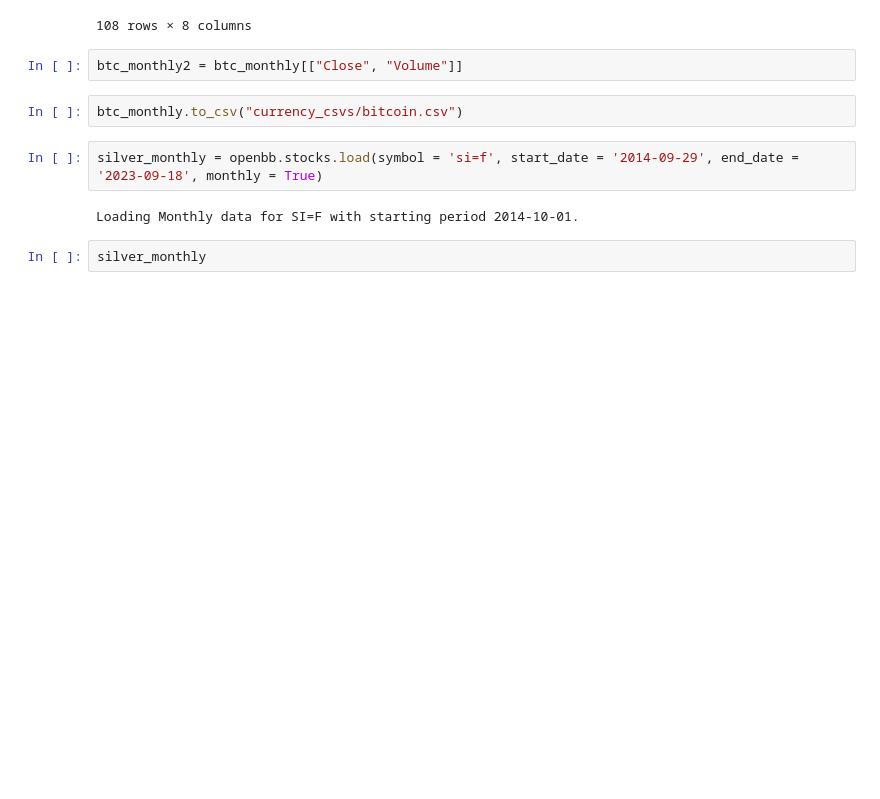
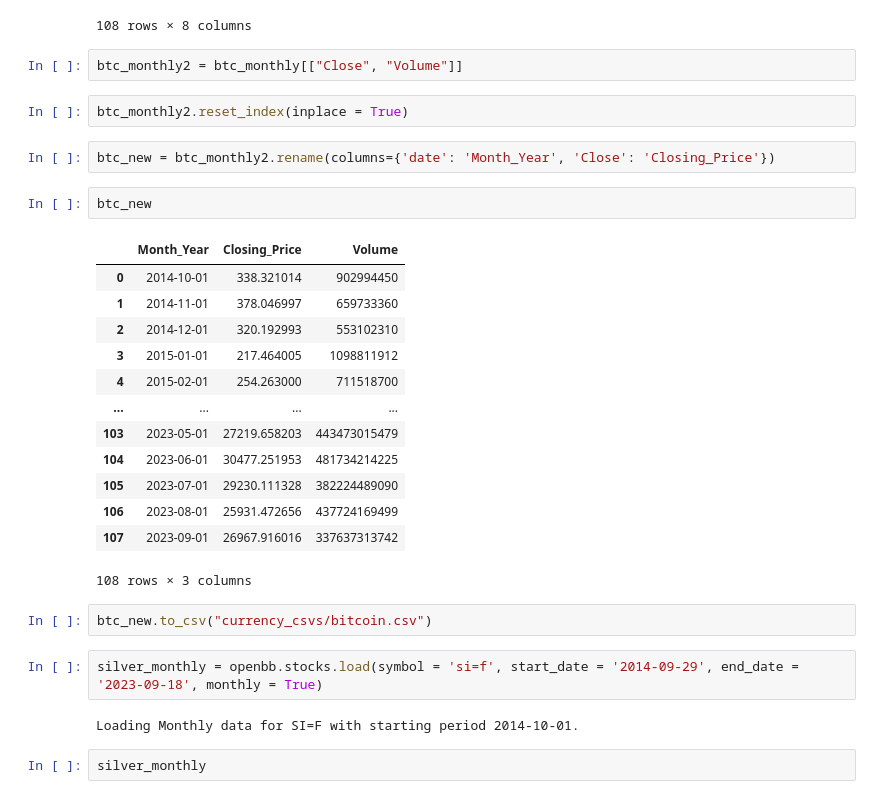
Before and after one commit to Hensonkk/Is-Crypto-The-Future, a Jupyter notebook: BTC_GOLD_SILVER DATA.ipynb, the cells around one changed output. Drawn from its saved outputs; the diff is of its cells as text; blank space fills up the shorter version.

```diff
--- a/BTC_GOLD_SILVER DATA.ipynb
+++ b/BTC_GOLD_SILVER DATA.ipynb
@@ -67,10 +70,30 @@ btc_monthly
 | 2023-08-01 | 29230.873047 | 30176.796875 | 25409.111328 | 25931.472656 | 25931.472656 | 437724169499 | 0.0 | 0.0 |
 | 2023-09-01 | 25934.021484 | 27488.763672 | 24930.296875 | 26967.916016 | 26967.916016 | 337637313742 | 0.0 | 0.0 |
 108 rows × 8 columns
-# %%
-btc_monthly2 = btc_monthly[["Close", "Volume"]]
-# %%
-btc_monthly.to_csv("currency_csvs/bitcoin.csv")
+# %%
+btc_monthly2 = btc_monthly[["Close", "Volume"]]
+# %%
+btc_monthly2.reset_index(inplace = True)
+# %%
+btc_new = btc_monthly2.rename(columns={'date': 'Month_Year', 'Close': 'Closing_Price'})
+# %%
+btc_new
+# %% [output]
+|  | Month_Year | Closing_Price | Volume |
+| 0 | 2014-10-01 | 338.321014 | 902994450 |
+| 1 | 2014-11-01 | 378.046997 | 659733360 |
+| 2 | 2014-12-01 | 320.192993 | 553102310 |
+| 3 | 2015-01-01 | 217.464005 | 1098811912 |
+| 4 | 2015-02-01 | 254.263000 | 711518700 |
+| ... | ... | ... | ... |
+| 103 | 2023-05-01 | 27219.658203 | 443473015479 |
+| 104 | 2023-06-01 | 30477.251953 | 481734214225 |
+| 105 | 2023-07-01 | 29230.111328 | 382224489090 |
+| 106 | 2023-08-01 | 25931.472656 | 437724169499 |
+| 107 | 2023-09-01 | 26967.916016 | 337637313742 |
+108 rows × 3 columns
+# %%
+btc_new.to_csv("currency_csvs/bitcoin.csv")
 # %%
 silver_monthly = openbb.stocks.load(symbol = 'si=f', start_date = '2014-09-29', end_date = '2023-09-18', monthly = True)
 # %% [output]
```
Also changed, not shown: parts of 13 cells of this notebook, 4 other files.
